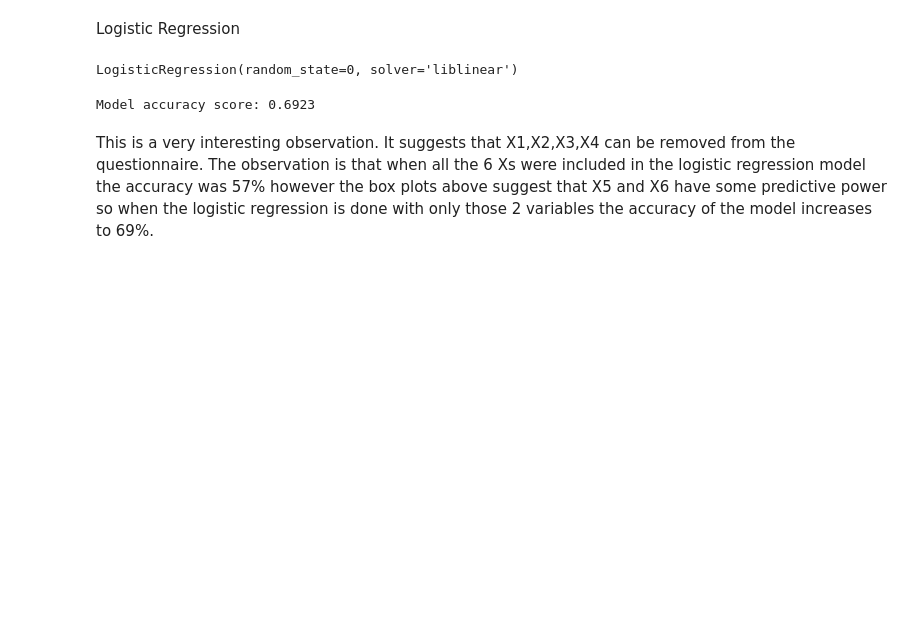
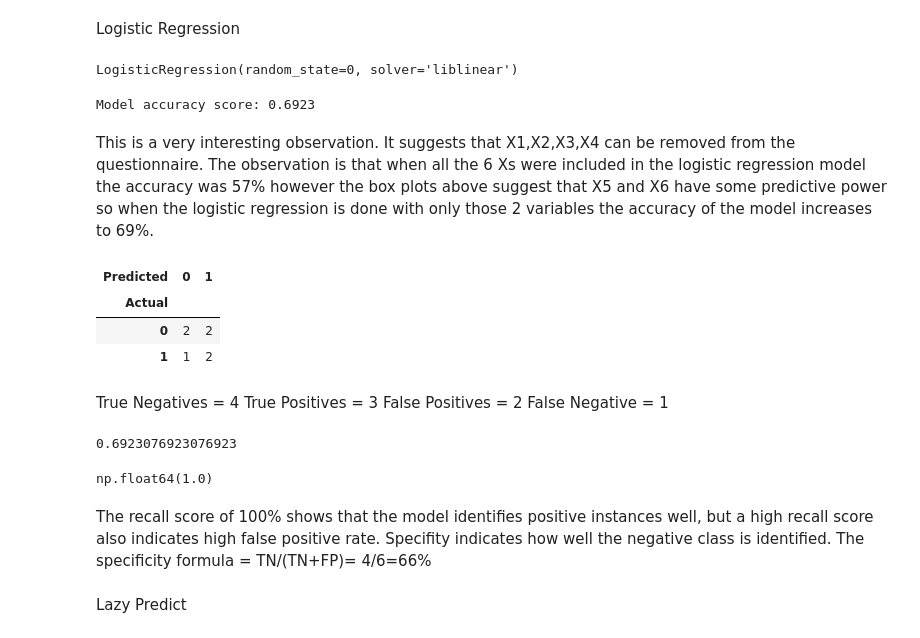
Before and after one commit to pranav-netizen/GzHmM9Jpdpfq0fdG, a Jupyter notebook: first-project-apziva.ipynb, the cells around one changed output. Saved outputs shown, nothing was run; the diff lists cells and outputs as text; code cells hidden in the pictures; blank space fills up the shorter version.

```diff
--- a/first-project-apziva.ipynb
+++ b/first-project-apziva.ipynb
@@ -197,3 +199,35 @@ print('Model accuracy score: {0:0.4f}'. format(accuracy_score(y_test, y_pred_tes
 Model accuracy score: 0.6923
 # %% [markdown]
 This is a very interesting observation. It suggests that X1,X2,X3,X4 can be removed from the questionnaire. The observation is that when all the 6 Xs were included in the logistic regression model the accuracy was 57% however the box plots above suggest that X5 and X6 have some predictive power so when the logistic regression is done with only those 2 variables the accuracy of the model increases to 69%.
+# %%
+from sklearn import metrics
+
+y_actual=pd.Series(y_test,name='Actual')
+y_predicted=pd.Series(y_pred_test,name='Predicted')
+
+
+pd.crosstab(y_actual,y_predicted)
+# %% [output]
+| Predicted | 0 | 1 |
+| Actual |  |  |
+| 0 | 2 | 2 |
+| 1 | 1 | 2 |
+# %% [markdown]
+True Negatives = 4
+True Positives = 3
+False Positives = 2
+False Negative = 1
+# %%
+metrics.accuracy_score(y_actual, y_predicted)
+# %% [output]
+0.6923076923076923
+# %%
+metrics.recall_score(y_actual, y_predicted)
+# %% [output]
+np.float64(1.0)
+# %% [markdown]
+The recall score of 100% shows that the model identifies positive instances well, but a high recall score also indicates high false positive rate.
+Specifity indicates how well the negative class is identified.
+The specificity formula = TN/(TN+FP)= 4/6=66%
+# %% [markdown]
+Lazy Predict
```
Also changed, not shown: parts of 6 cells of this notebook.
